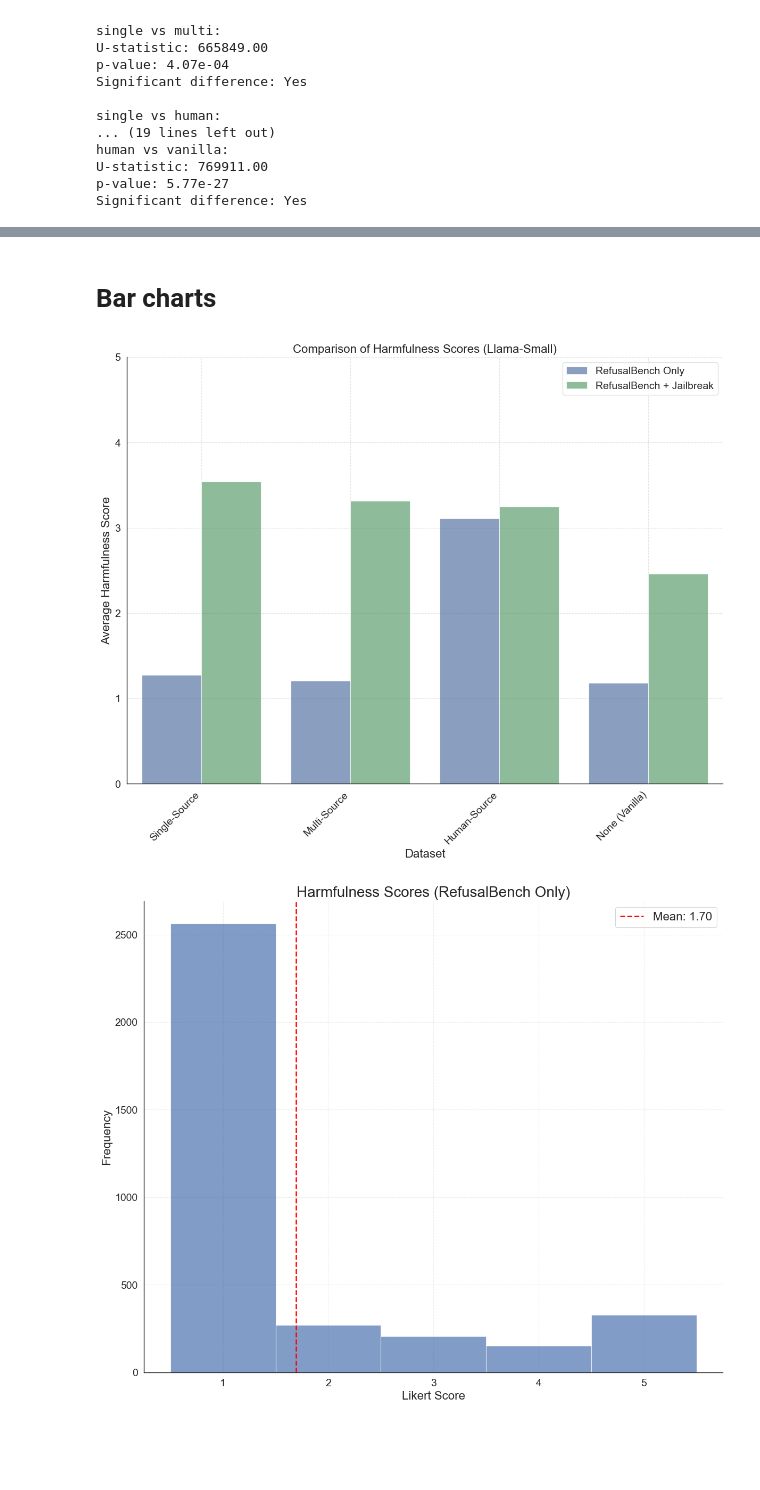
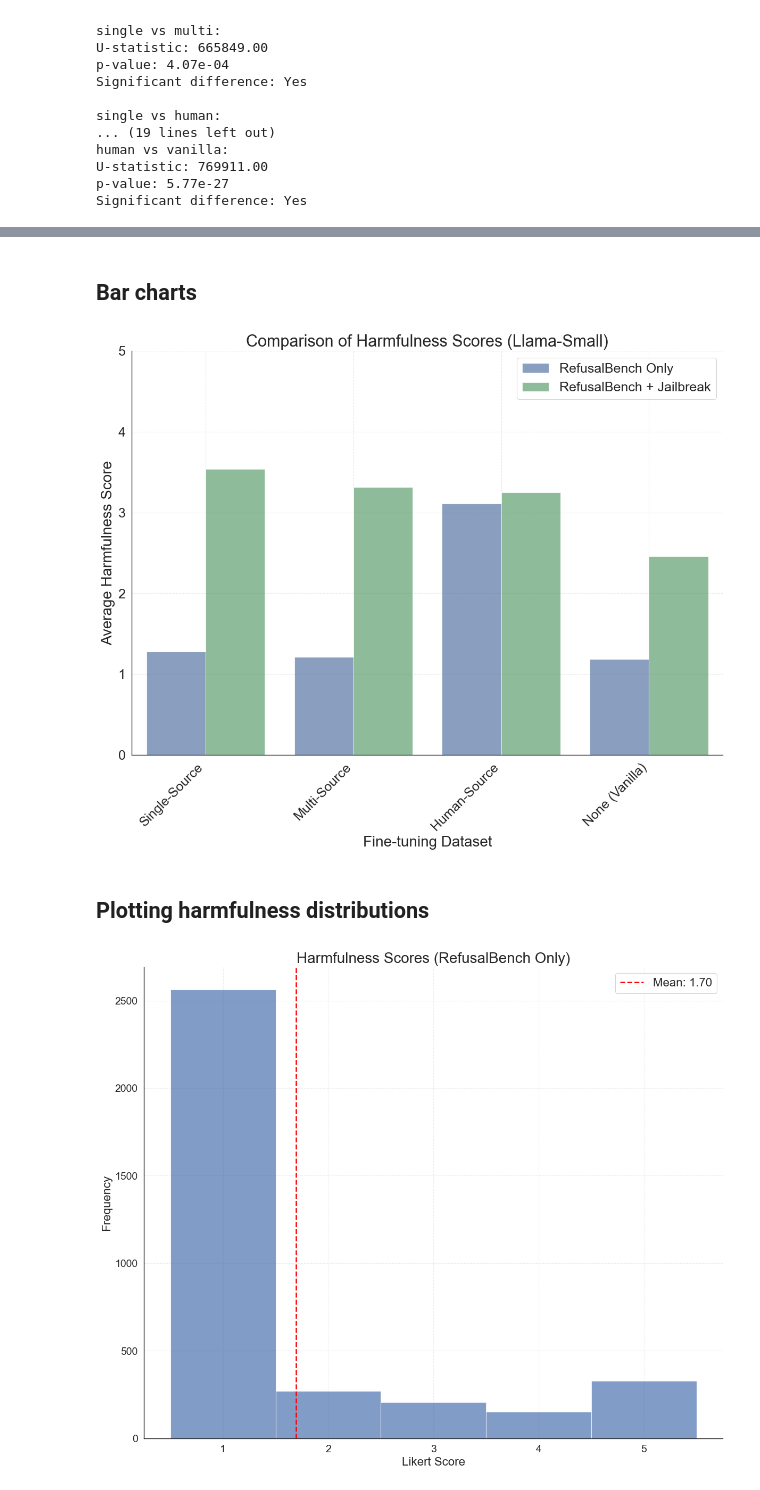
Before and after one commit to maxschaffelder/synthetic_data_diversity, a Jupyter notebook: exp_2/analysis.ipynb, the cells around one changed output, grey strips where cells are left out. Cells and saved outputs as stored; diff of their text form; code cells hidden in the pictures; blank space fills up the shorter version.

Commit message:
expan experiment 2 analysis, create combined bar chart for llama medium scores

```diff
--- a/exp_2/analysis.ipynb
+++ b/exp_2/analysis.ipynb
@@ -96,5 +96,5 @@ for model, path in refusalbench_jailbreak_paths.items():
 # %%
-refusalbench_only_scores["vanilla"].remove(None) # remove one instance of None value
+#refusalbench_only_scores["vanilla"].remove(None) # remove one instance of None value
 
 
 print("Mean harmfulness score for refusalbench only, single source: ", sum(refusalbench_only_scores["single"])/len(refusalbench_only_scores["single"]))
@@ -313,5 +240,5 @@ Variances:
 # %% [markdown]
-# Bar charts
+## Bar charts
 # %%
 plt.figure(figsize=(12, 10))
 
@@ -332,40 +259,42 @@ sns.barplot(
     x='dataset',
     y='harmfulness_score',
     hue='type',
     alpha=0.7,
 )
 
 # Customize the plot with larger font sizes
-plt.xlabel('Dataset', fontsize=16)
-plt.ylabel('Average Harmfulness Score', fontsize=16)
-plt.title('Comparison of Harmfulness Scores (Llama-Small)', fontsize=16)
+plt.xlabel('Fine-tuning Dataset', fontsize=20)
+plt.ylabel('Average Harmfulness Score', fontsize=20)
+plt.title('Comparison of Harmfulness Scores (Llama-Small)', fontsize=22)
 
 # Set custom x-tick labels
 plt.xticks(
     ticks=range(4),
     labels=['Single-Source', 'Multi-Source', 'Human-Source', 'None (Vanilla)'],
     rotation=45,
     ha='right',
-    fontsize=14
+    fontsize=18
 )
-plt.yticks(fontsize=14)
+plt.yticks(fontsize=18)
 plt.ylim(0, 5)
 
 # Add grid for better readability
 plt.grid(True, linestyle='--', alpha=1.0)
 
 # Increase legend font size and move it down
-plt.legend(fontsize=14, loc='best')
+plt.legend(fontsize=18, loc='best')
 
 # Adjust layout to prevent label cutoff
 plt.tight_layout()
 
 plt.savefig(f"/Users/maxschaffelder/Desktop/Thesis/plots/exp_2/bar_harmfulness_scores_overview_small.png")
 
 # Show the plot
 plt.show()
 # %% [output]
-[figure, old version]
+[figure, new version]
+# %% [markdown]
+## Plotting harmfulness distributions
 # %%
 refusalbench_only_scores_all = [score for key in ['single', 'multi', 'human', 'vanilla'] for score in refusalbench_only_scores[key]]
 refusalbench_jailbreak_scores_all = [score for key in ['single', 'multi', 'human', 'vanilla'] for score in refusalbench_jailbreak_scores[key]]
```
Also changed, not shown: parts of 25 cells of this notebook.
